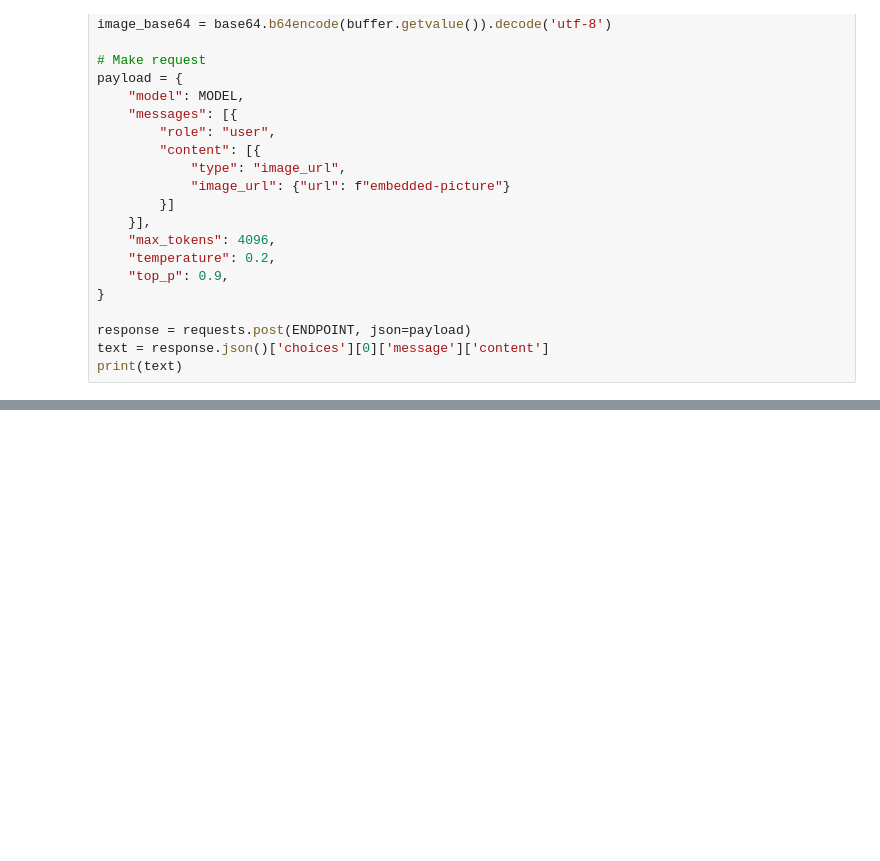
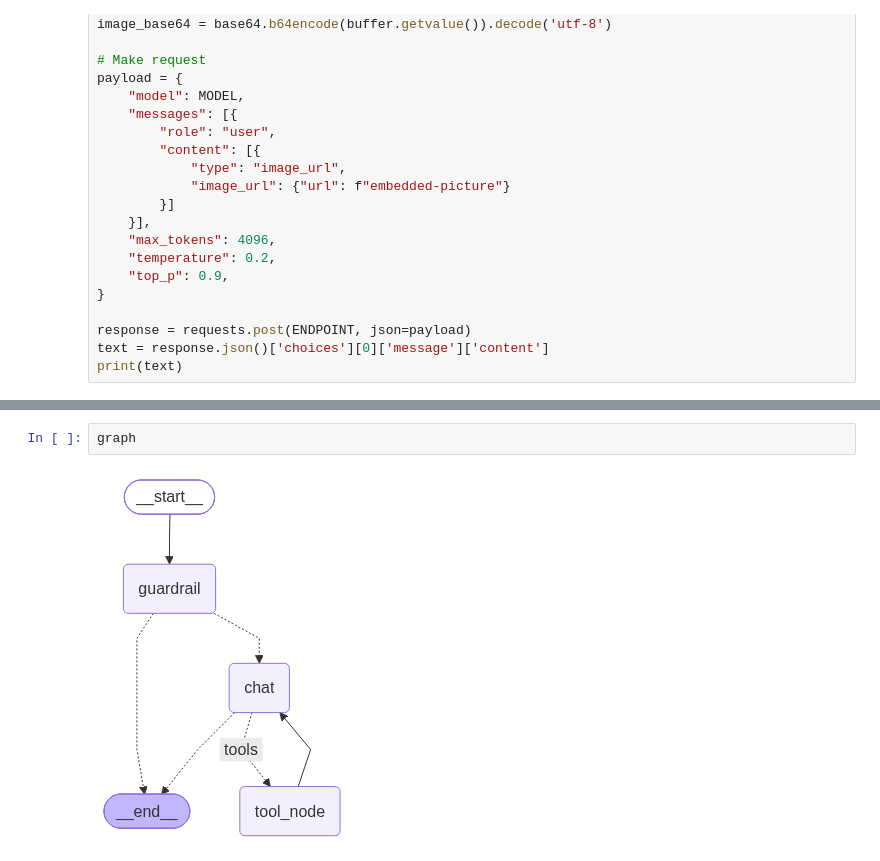
Before and after one commit to ILIASB1212/accountant_ai_agent_v3, a Jupyter notebook: laboratoire/rag_lab.ipynb, the cells around one changed output, grey strips where cells are left out. Drawn from its saved outputs; the diff is of its cells as text; blank space fills up the shorter version.

```diff
--- a/laboratoire/rag_lab.ipynb
+++ b/laboratoire/rag_lab.ipynb
@@ -738,0 +960,4 @@ print(text)
+# %%
+graph
+# %% [output]
+[figure, added]
```
Also changed, not shown: parts of 9 cells of this notebook, 1 other file.
